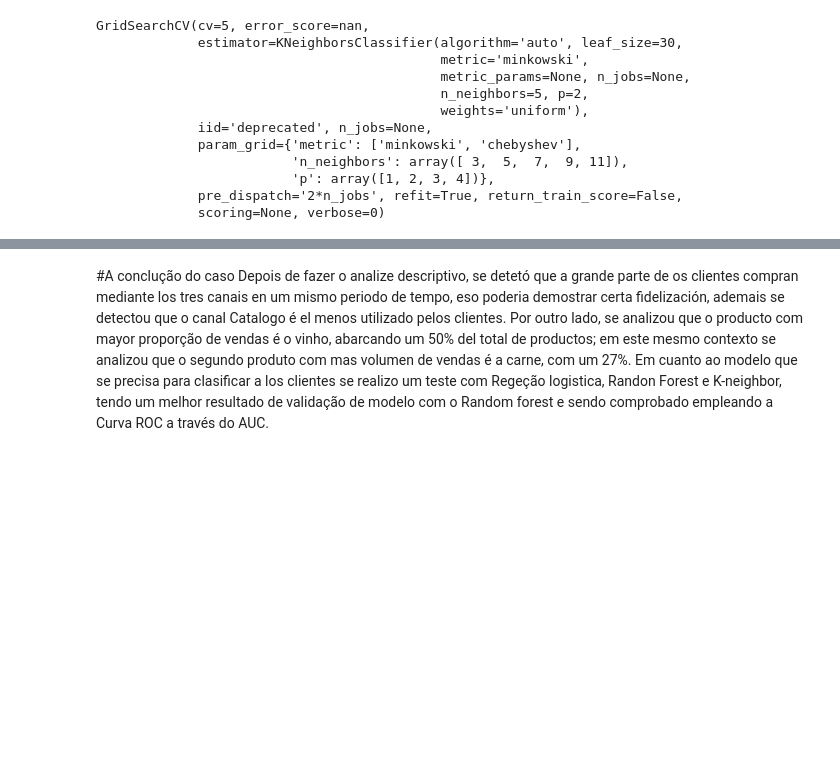
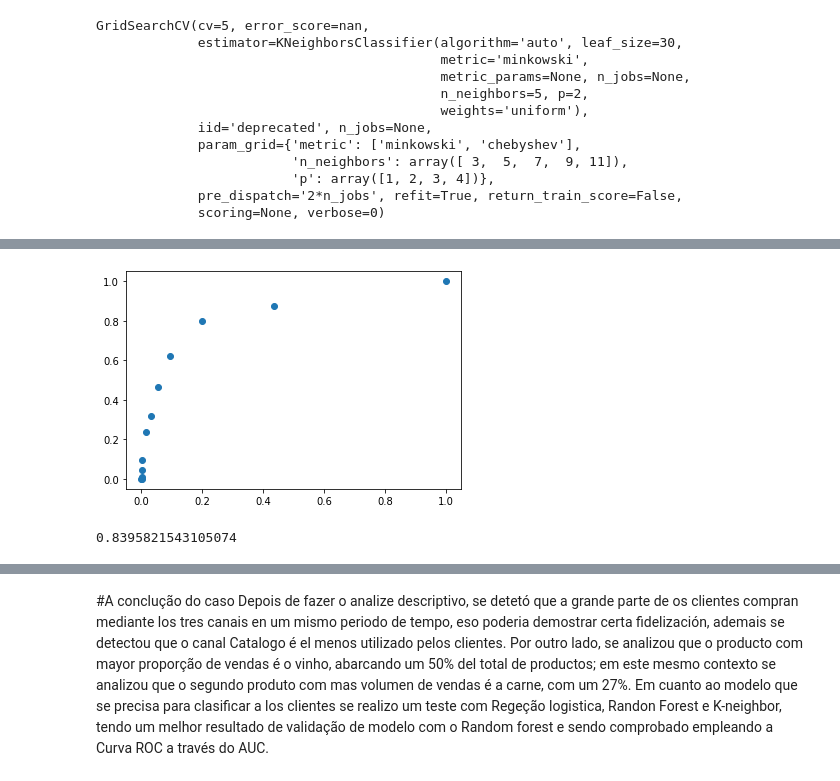
Before and after one commit to DavidTitoInfantas/ifood, a Jupyter notebook: Analise_data_Ifood.ipynb, the cells around one changed output, grey strips where cells are left out. Cells and saved outputs as stored; diff of their text form; code cells hidden in the pictures; blank space fills up the shorter version.

```diff
--- a/Analise_data_Ifood.ipynb
+++ b/Analise_data_Ifood.ipynb
@@ -649,7 +735,7 @@ X_Kntrain, X_Kntest, y_Kntrain,  y_Kntest = train_test_split(X_normal,y,test_siz
 ####Model 3 Kneighbors
 # %%
 from sklearn.neighbors import KNeighborsClassifier
-KNN = KNeighborsClassifier(n_neighbors = 3)
+KNN = KNeighborsClassifier(n_neighbors = 11)
 KNN.fit(X_Kntrain, y_Kntrain)
 # %% [output]
 KNeighborsClassifier(algorithm='auto', leaf_size=30, metric='minkowski',
@@ -769,0 +878,2 @@ Se faze a utilizaçao do modelo KNN as não deu uma boa acurancia
+# %%
+Grid_KNN = gridKN.predict_proba(X_Kntest)[:,1]*1000
@@ -769,0 +895,10 @@ Se faze a utilizaçao do modelo KNN as não deu uma boa acurancia
+# %%
+fpr_mod4, tpr_mod4,thresholds_mod4 = roc_curve(y_Kntest,Grid_KNN)
+plt.scatter(fpr_mod4, tpr_mod4)
+plt.show()
+# %% [output]
+[figure, added]
+# %%
+roc_auc_score(y_test,Grid_KNN)
+# %% [output]
+0.8395821543105074
```
Also changed, not shown: parts of 52 cells of this notebook.
